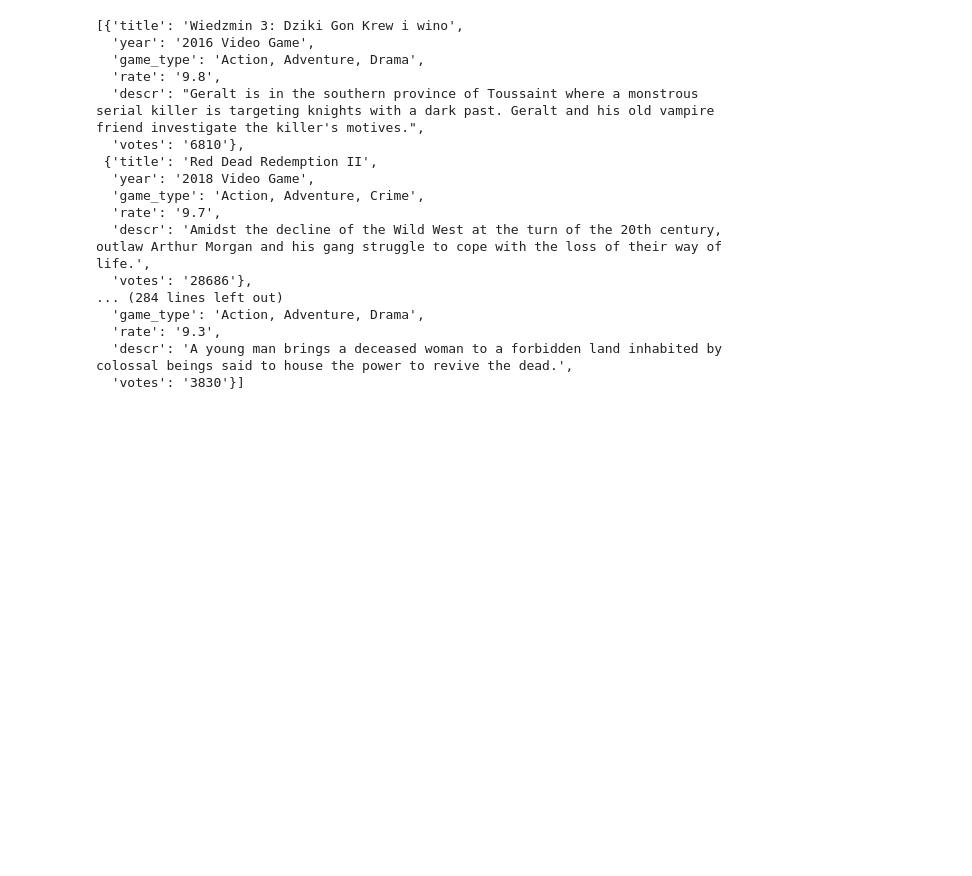
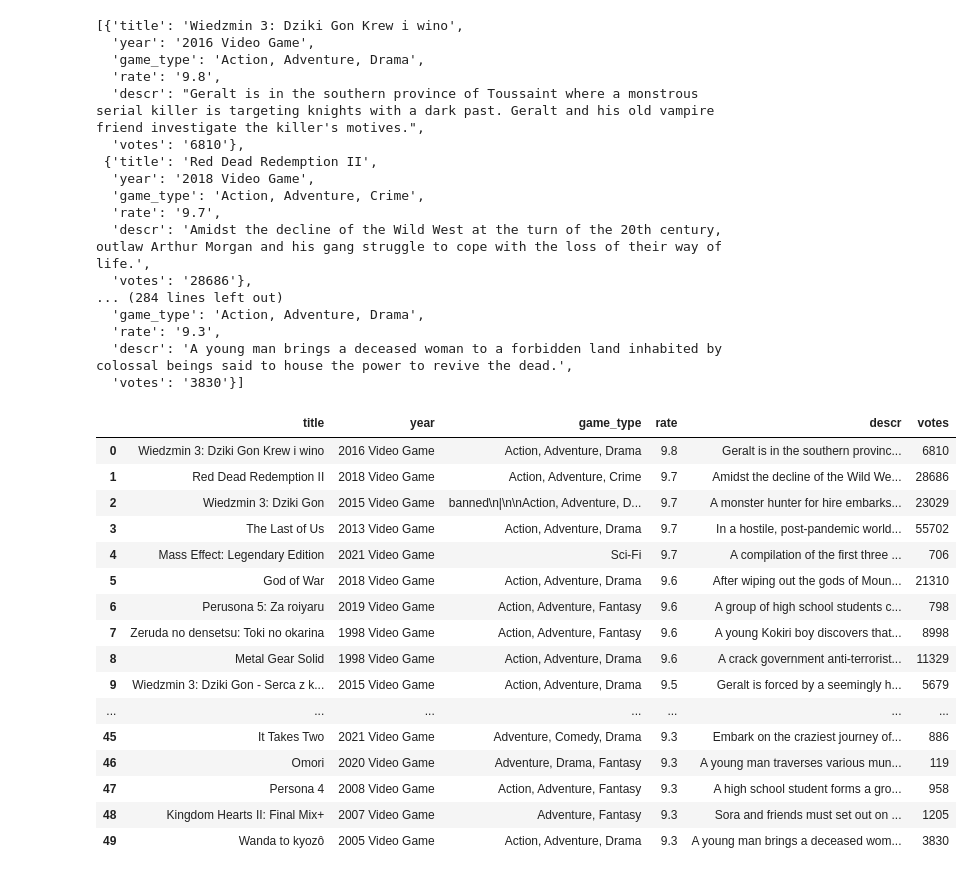
Before and after one commit to RazanAlzahrani1/VideoGames_Regression, a Jupyter notebook: VideoGamesWebscrabing .ipynb, the cells around one changed output. Cells and saved outputs as stored; diff of their text form; code cells hidden in the pictures; blank space fills up the shorter version.

```diff
--- a/VideoGamesWebscrabing .ipynb
+++ b/VideoGamesWebscrabing .ipynb
@@ -195,3 +195,5 @@ for i in (soup.find_all('div','lister-item mode-advanced')):
   'rate': '9.3',
   'descr': 'A young man brings a deceased woman to a forbidden land inhabited by colossal beings said to house the power to revive the dead.',
   'votes': '3830'}]
+# %%
+df=pd.DataFrame(Vgame_list)
@@ -197,0 +202,20 @@ for i in (soup.find_all('div','lister-item mode-advanced')):
+# %%
+df
+# %% [output]
+|  | title | year | game_type | rate | descr | votes |
+| 0 | Wiedzmin 3: Dziki Gon Krew i wino | 2016 Video Game | Action, Adventure, Drama | 9.8 | Geralt is in the southern provinc... | 6810 |
+| 1 | Red Dead Redemption II | 2018 Video Game | Action, Adventure, Crime | 9.7 | Amidst the decline of the Wild We... | 28686 |
+| 2 | Wiedzmin 3: Dziki Gon | 2015 Video Game | banned\n|\n\nAction, Adventure, D... | 9.7 | A monster hunter for hire embarks... | 23029 |
+| 3 | The Last of Us | 2013 Video Game | Action, Adventure, Drama | 9.7 | In a hostile, post-pandemic world... | 55702 |
+| 4 | Mass Effect: Legendary Edition | 2021 Video Game | Sci-Fi | 9.7 | A compilation of the first three ... | 706 |
+| 5 | God of War | 2018 Video Game | Action, Adventure, Drama | 9.6 | After wiping out the gods of Moun... | 21310 |
+| 6 | Perusona 5: Za roiyaru | 2019 Video Game | Action, Adventure, Fantasy | 9.6 | A group of high school students c... | 798 |
+| 7 | Zeruda no densetsu: Toki no okarina | 1998 Video Game | Action, Adventure, Fantasy | 9.6 | A young Kokiri boy discovers that... | 8998 |
+| 8 | Metal Gear Solid | 1998 Video Game | Action, Adventure, Drama | 9.6 | A crack government anti-terrorist... | 11329 |
+| 9 | Wiedzmin 3: Dziki Gon - Serca z k... | 2015 Video Game | Action, Adventure, Drama | 9.5 | Geralt is forced by a seemingly h... | 5679 |
+| ... | ... | ... | ... | ... | ... | ... |
+| 45 | It Takes Two | 2021 Video Game | Adventure, Comedy, Drama | 9.3 | Embark on the craziest journey of... | 886 |
+| 46 | Omori | 2020 Video Game | Adventure, Drama, Fantasy | 9.3 | A young man traverses various mun... | 119 |
+| 47 | Persona 4 | 2008 Video Game | Action, Adventure, Fantasy | 9.3 | A high school student forms a gro... | 958 |
+| 48 | Kingdom Hearts II: Final Mix+ | 2007 Video Game | Adventure, Fantasy | 9.3 | Sora and friends must set out on ... | 1205 |
+| 49 | Wanda to kyozô | 2005 Video Game | Action, Adventure, Drama | 9.3 | A young man brings a deceased wom... | 3830 |
```
Also changed, not shown: parts of 1 cell of this notebook.
